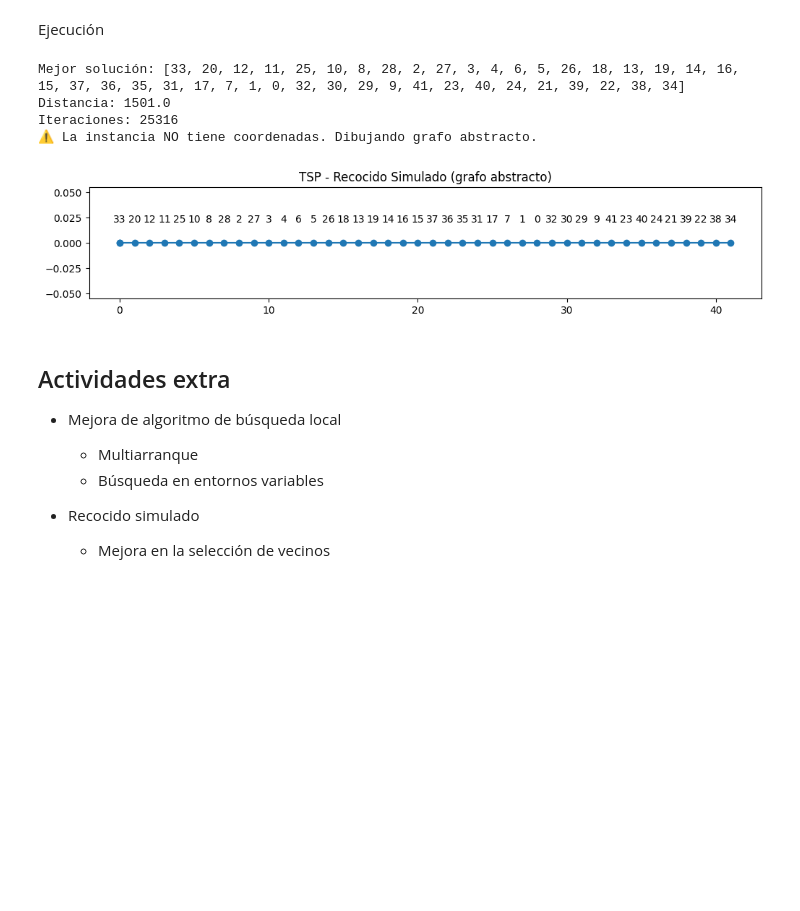
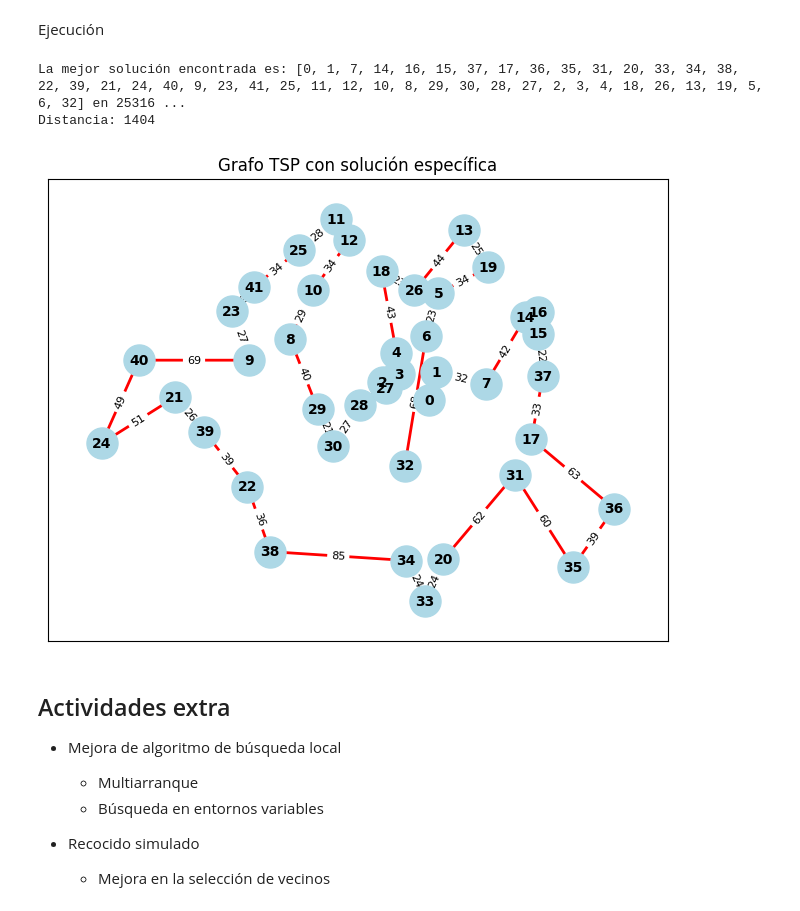
Before and after one commit to Carmen10-171/03MIAR_Algoritmos-de-Optimizacion, a Jupyter notebook: 03MIAR_MCarmenCopeSoler_AG3.ipynb, the cells around one changed output. Cells and saved outputs as stored; diff of their text form; code cells hidden in the pictures; blank space fills up the shorter version.

```diff
--- a/03MIAR_MCarmenCopeSoler_AG3.ipynb
+++ b/03MIAR_MCarmenCopeSoler_AG3.ipynb
@@ -684,0 +531,25 @@ def plot_tsp_solution(sol):
+# %%
+def genera_vecina(solucion):
+    n = len(solucion)
+
+    r = random.random()
+
+    # 70% → operador 2-opt
+    if r < 0.7:
+        i, j = sorted(random.sample(range(1, n), 2))
+        nueva = solucion[:i] + list(reversed(solucion[i:j])) + solucion[j:]
+        return nueva
+
+    # 20% → operador de inserción
+    elif r < 0.9:
+        i, j = random.sample(range(1, n), 2)
+        nueva = solucion[:]
+        nodo = nueva.pop(i)
+        nueva.insert(j, nodo)
+        return nueva
+
+    # 10% → swap simple (tu operador original)
+    else:
+        i, j = sorted(random.sample(range(1, n), 2))
+        nueva = solucion[:i] + [solucion[j]] + solucion[i+1:j] + [solucion[i]] + solucion[j+1:]
+        return nueva
@@ -685,24 +596,17 @@ def plot_tsp_solution(sol):
 # %% [markdown]
 Ejecución
 # %%
-# ============================================================
-# 7. Ejecución
-# ============================================================
-
 temperatura = 10000000
 mejor_solucion, mejor_distancia, iteraciones = recocido_simulado(problema, temperatura)
 
-print("Mejor solución:", mejor_solucion)
-print("Distancia:", mejor_distancia)
-print("Iteraciones:", iteraciones)
+print(f"La mejor solución encontrada es: {mejor_solucion} en {iteraciones} iteraciones")
+print(f"Distancia: {mejor_distancia}")
 
-plot_tsp_solution(mejor_solucion)
+plot_tsp_solution(problema.edge_weights, mejor_solucion)
 # %% [output]
-Mejor solución: [33, 20, 12, 11, 25, 10, 8, 28, 2, 27, 3, 4, 6, 5, 26, 18, 13, 19, 14, 16, 15, 37, 36, 35, 31, 17, 7, 1, 0, 32, 30, 29, 9, 41, 23, 40, 24, 21, 39, 22, 38, 34]
-Distancia: 1501.0
-Iteraciones: 25316
-⚠ La instancia NO tiene coordenadas. Dibujando grafo abstracto.
+La mejor solución encontrada es: [0, 1, 7, 14, 16, 15, 37, 17, 36, 35, 31, 20, 33, 34, 38, 22, 39, 21, 24, 40, 9, 23, 41, 25, 11, 12, 10, 8, 29, 30, 28, 27, 2, 3, 4, 18, 26, 13, 19, 5, 6, 32] en 25316 ...
+Distancia: 1404
-[figure, old version]
+[figure, new version]
 # %% [markdown]
 ## Actividades extra
 - Mejora de algoritmo de búsqueda local
```
Also changed, not shown: parts of 12 cells of this notebook.
